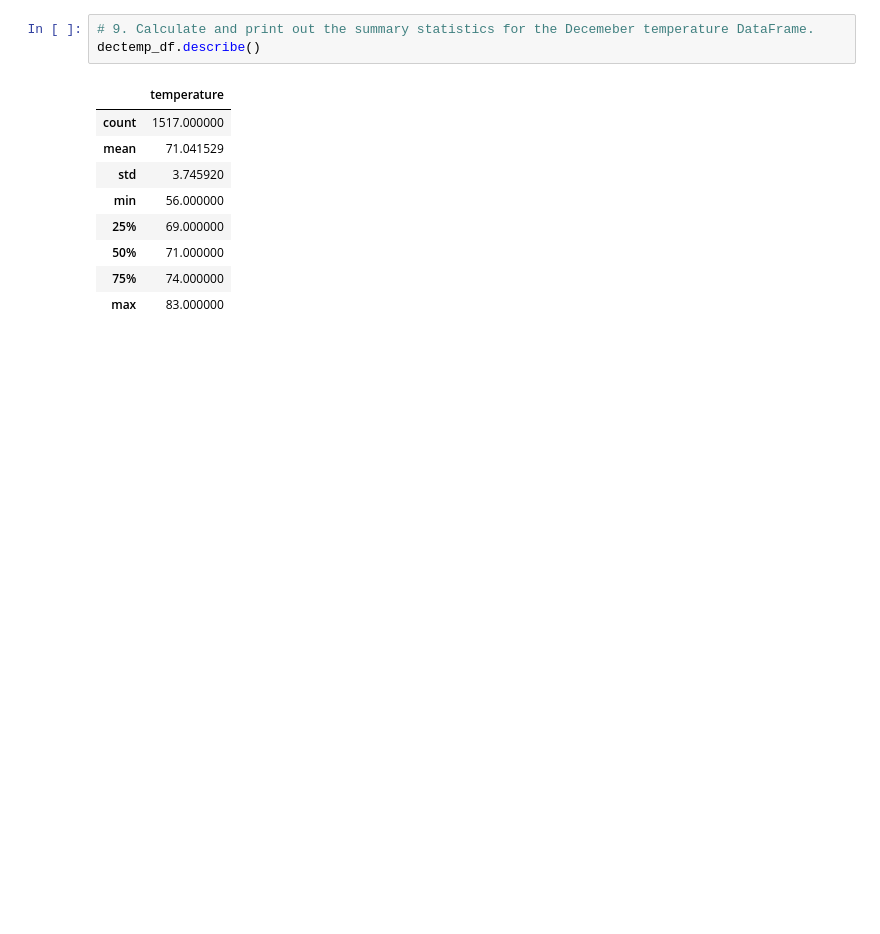
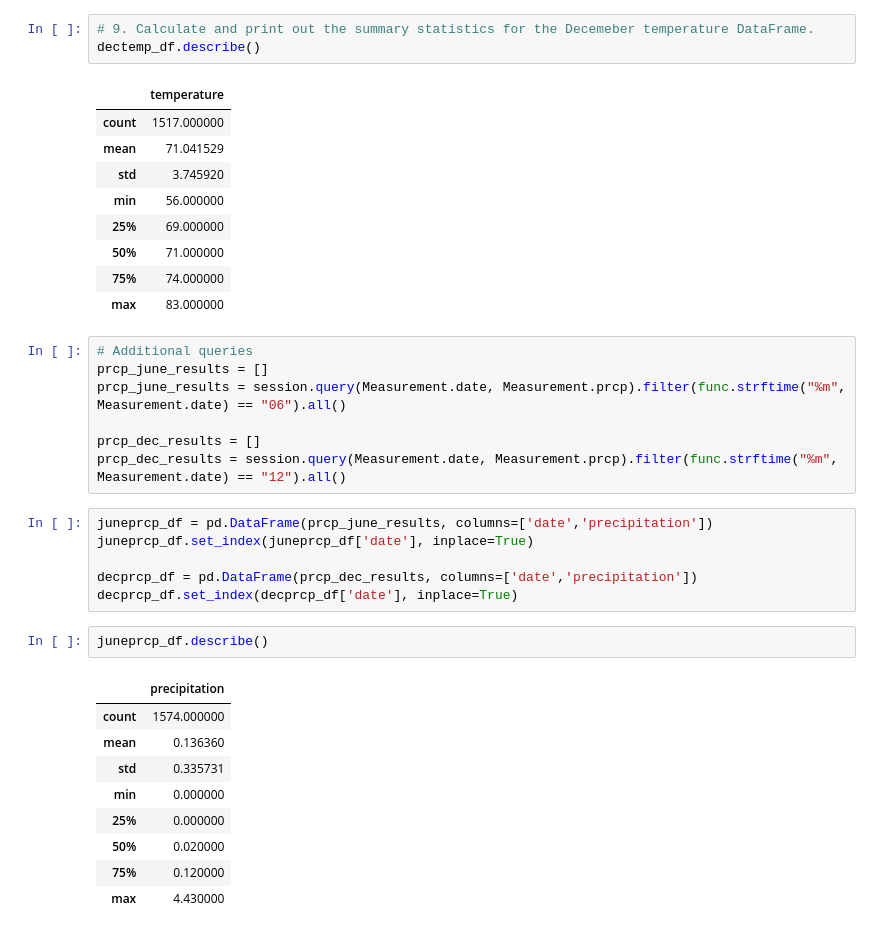
Before and after one commit to lgodleski/surfs_up, a Jupyter notebook: SurfsUp_Challenge.ipynb, the cells around one changed output. Drawn from its saved outputs; the diff is of its cells as text; blank space fills up the shorter version.

```diff
--- a/SurfsUp_Challenge.ipynb
+++ b/SurfsUp_Challenge.ipynb
@@ -113,3 +113,28 @@ dectemp_df.describe()
 | 50% | 71.000000 |
 | 75% | 74.000000 |
 | max | 83.000000 |
+# %%
+# Additional queries
+prcp_june_results = []
+prcp_june_results = session.query(Measurement.date, Measurement.prcp).filter(func.strftime("%m", Measurement.date) == "06").all()
+
+prcp_dec_results = []
+prcp_dec_results = session.query(Measurement.date, Measurement.prcp).filter(func.strftime("%m", Measurement.date) == "12").all()
+# %%
+juneprcp_df = pd.DataFrame(prcp_june_results, columns=['date','precipitation'])
+juneprcp_df.set_index(juneprcp_df['date'], inplace=True)
+
+decprcp_df = pd.DataFrame(prcp_dec_results, columns=['date','precipitation'])
+decprcp_df.set_index(decprcp_df['date'], inplace=True)
+# %%
+juneprcp_df.describe()
+# %% [output]
+|  | precipitation |
+| count | 1574.000000 |
+| mean | 0.136360 |
+| std | 0.335731 |
+| min | 0.000000 |
+| 25% | 0.000000 |
+| 50% | 0.020000 |
+| 75% | 0.120000 |
+| max | 4.430000 |
```
Also changed, not shown: parts of 1 cell of this notebook.
